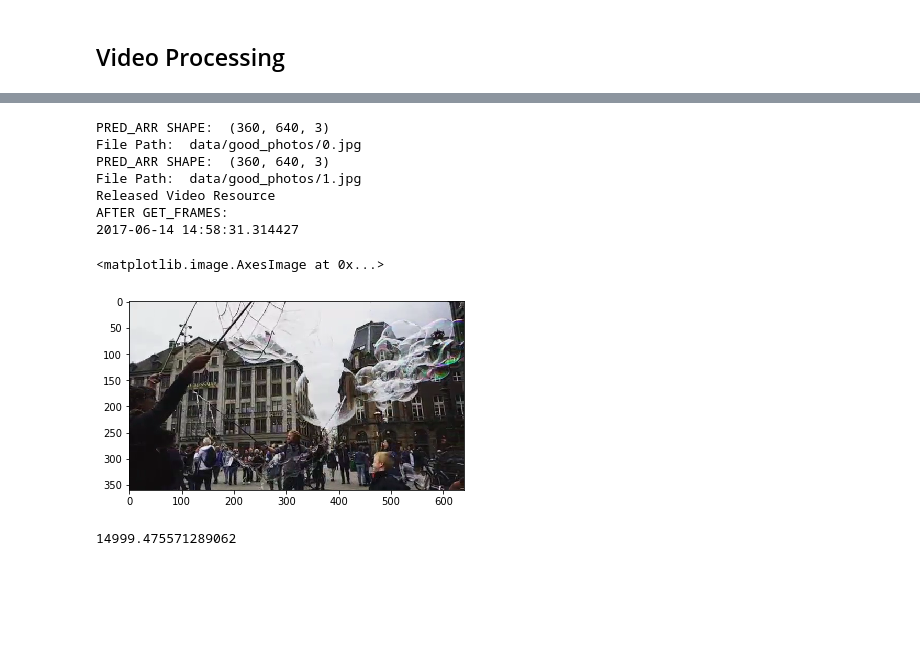
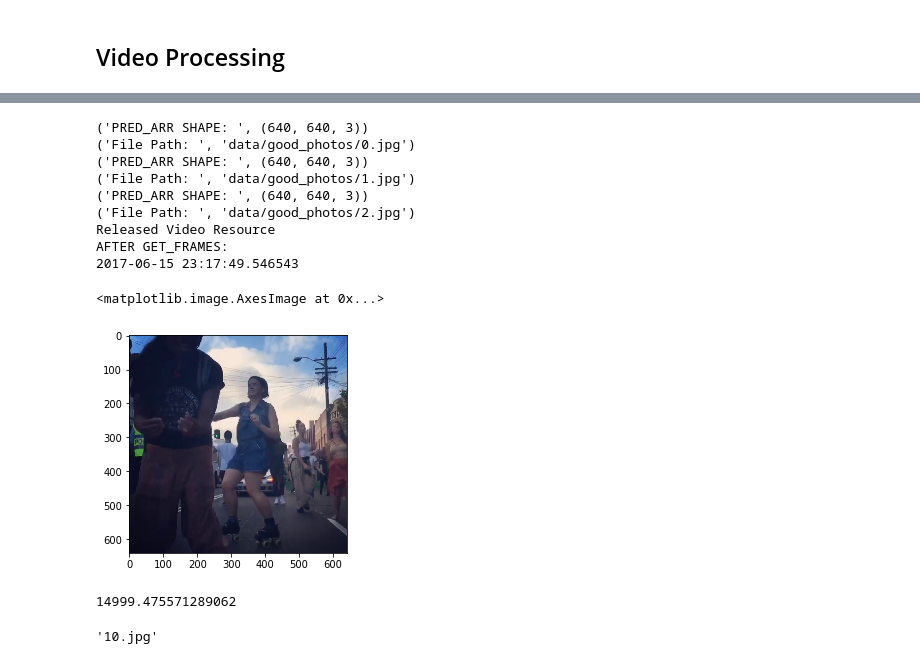
Before and after one commit to plim0793/automating_photography, a Jupyter notebook: modeling.ipynb, the cells around one changed output, grey strips where cells are left out. Saved outputs shown, nothing was run; the diff lists cells and outputs as text; code cells hidden in the pictures; blank space fills up the shorter version.

```diff
--- a/modeling.ipynb
+++ b/modeling.ipynb
@@ -259,8 +272,8 @@ def get_frames(file_path, model, consecutive, err_threshold):
     OUTPUT:
         - prints if the frame is good or bad.
     '''
-#     vid = skvideo.io.VideoCapture(file_path)
-    vid = cv2.VideoCapture(file_path)
+    vid = skvideo.io.VideoCapture(file_path)
+#     vid = cv2.VideoCapture(file_path)
     pred_arr = []
     orig_frames = []
     good_frames = []
@@ -414,24 +480,26 @@ BEFORE GET_FRAMES:
 # %%
-snap = get_frames("data/humansofamsterdam/11937705_1911159232441731_613664561_n.mp4",
+snap = get_frames("data/humansofnewtown/17412197_1501706763213585_979301789583015936_n.mp4",
                   model=final_model,
                   consecutive=5,
-                  err_threshold=500)
+                  err_threshold=3000)
 print("AFTER GET_FRAMES: ")
 print(datetime.datetime.now())
 # %% [output]
-PRED_ARR SHAPE:  (360, 640, 3)
-File Path:  data/good_photos/0.jpg
-PRED_ARR SHAPE:  (360, 640, 3)
-File Path:  data/good_photos/1.jpg
+('PRED_ARR SHAPE: ', (640, 640, 3))
+('File Path: ', 'data/good_photos/0.jpg')
+('PRED_ARR SHAPE: ', (640, 640, 3))
+('File Path: ', 'data/good_photos/1.jpg')
+('PRED_ARR SHAPE: ', (640, 640, 3))
+('File Path: ', 'data/good_photos/2.jpg')
 Released Video Resource
 AFTER GET_FRAMES:
-2017-06-14 14:58:31.314427
+2017-06-15 23:17:49.546543
 # %%
-good_photos = cv2.cvtColor(snap[1], cv2.COLOR_BGR2RGB)
+good_photos = cv2.cvtColor(snap[2], cv2.COLOR_BGR2BGRA)
 plt.imshow(good_photos)
 # %% [output]
 <matplotlib.image.AxesImage at 0x...>
-[figure, old version]
+[figure, new version]
 # %%
 mse(snap[0],snap[5])
 # %% [output]
@@ -438,0 +509,5 @@ mse(snap[0],snap[5])
+# %%
+l = re.search('[0-9]*.jpg', s)
+l.group(0)
+# %% [output]
+'10.jpg'
```
Also changed, not shown: parts of 24 cells of this notebook, 19 other files.
